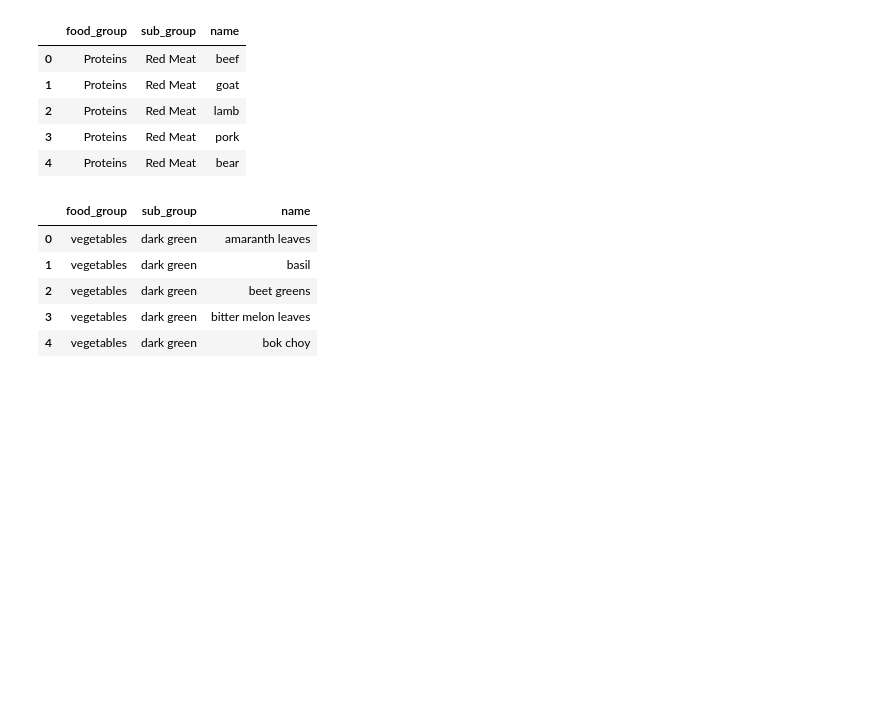
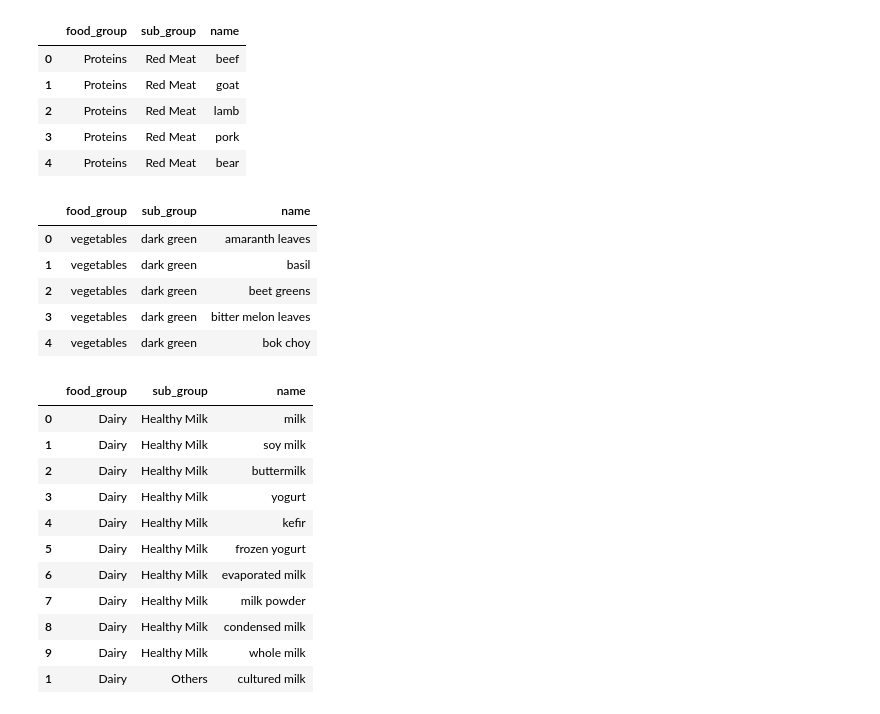
Before and after one commit to lamxw2/recipe-chatbot, a Jupyter notebook: preprocess_data/food_list.ipynb, the cells around one changed output. Saved outputs shown, nothing was run; the diff lists cells and outputs as text; code cells hidden in the pictures; blank space fills up the shorter version.

```diff
--- a/preprocess_data/food_list.ipynb
+++ b/preprocess_data/food_list.ipynb
@@ -779,3 +797,18 @@ veg.head()
 | 2 | vegetables | dark green | beet greens |
 | 3 | vegetables | dark green | bitter melon leaves |
 | 4 | vegetables | dark green | bok choy |
+# %%
+dairy[dairy['sub_group'].str.contains('milk', case=False) | dairy['name'].str.contains('milk', case=False)]
+# %% [output]
+|  | food_group | sub_group | name |
+| 0 | Dairy | Healthy Milk | milk |
+| 1 | Dairy | Healthy Milk | soy milk |
+| 2 | Dairy | Healthy Milk | buttermilk |
+| 3 | Dairy | Healthy Milk | yogurt |
+| 4 | Dairy | Healthy Milk | kefir |
+| 5 | Dairy | Healthy Milk | frozen yogurt |
+| 6 | Dairy | Healthy Milk | evaporated milk |
+| 7 | Dairy | Healthy Milk | milk powder |
+| 8 | Dairy | Healthy Milk | condensed milk |
+| 9 | Dairy | Healthy Milk | whole milk |
+| 1 | Dairy | Others | cultured milk |
```
Also changed, not shown: parts of 34 cells of this notebook, 6 other files.
